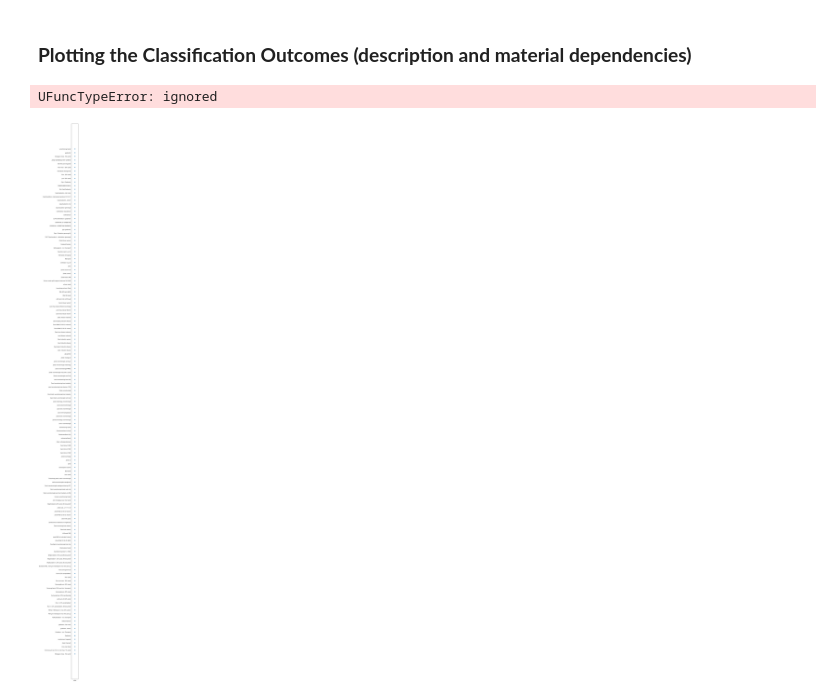
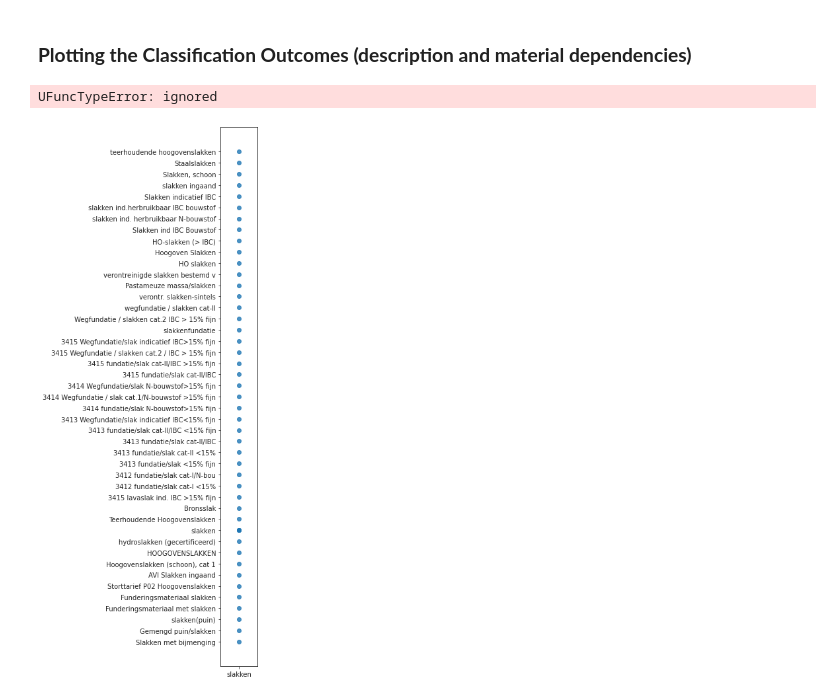
Before and after one commit to Yolantele/ML-data-clasifier, a Jupyter notebook: NL_SpaCy_ML_Classifier_for_Waste_Data_Augmentation.ipynb, the cells around one changed output. Drawn from its saved outputs; the diff is of its cells as text; code cells hidden in the pictures.

```diff
--- a/NL_SpaCy_ML_Classifier_for_Waste_Data_Augmentation.ipynb
+++ b/NL_SpaCy_ML_Classifier_for_Waste_Data_Augmentation.ipynb
@@ -239,15 +266,15 @@ Recall: 0.7738738738738739
 # %%
 import seaborn as sns
 import matplotlib.pyplot as plt
 
 
-chosen_material = 'zand'
+chosen_material = 'slakken'
 
 data = df.loc[df.material ==chosen_material]
 sns.set_style('ticks')
 fig, ax = plt.subplots()
-fig.set_size_inches(1, 85)
+fig.set_size_inches(1, 15)
 sns.regplot(x='material', y='description', data=data, ax=ax)
 # %% [output]
 UFuncTypeError: ignored
-[figure, old version]
+[figure, new version]
```
Also changed, not shown: parts of 14 cells of this notebook.
